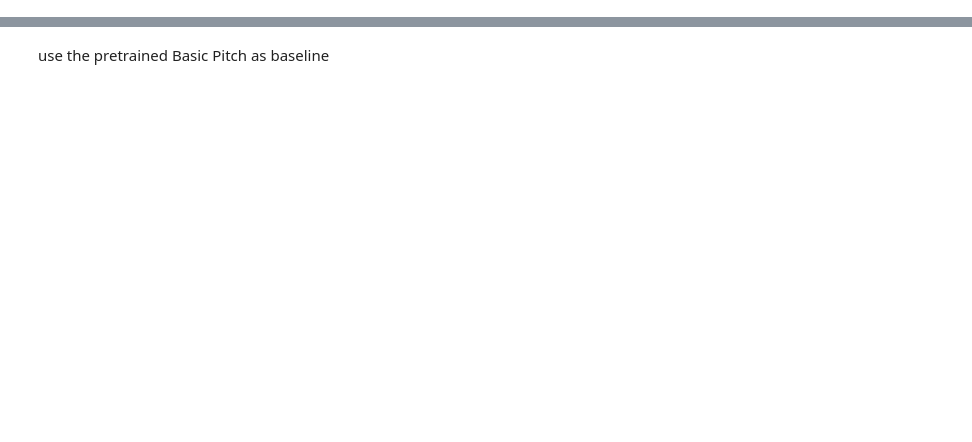
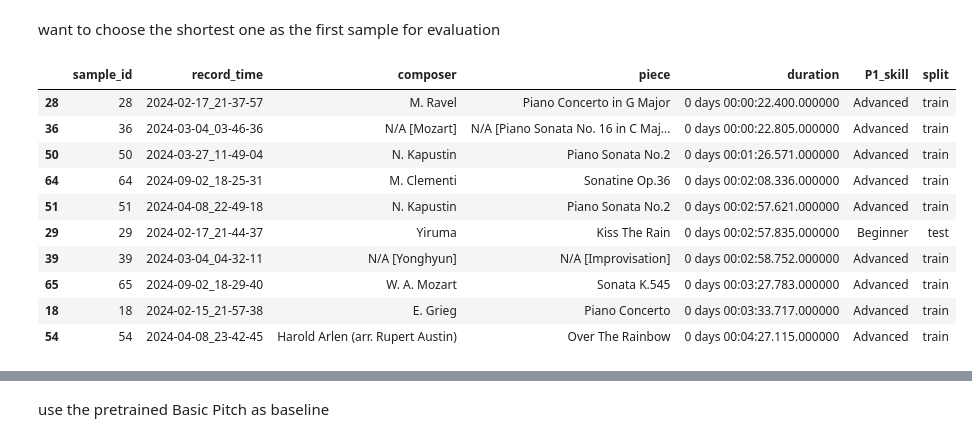
Before and after one commit to lambda-feedback/compareMusic, a Jupyter notebook: notebooks/Audio_Processing.ipynb, the cells around one changed output, grey strips where cells are left out. Saved outputs shown, nothing was run; the diff lists cells and outputs as text; code cells hidden in the pictures; blank space fills up the shorter version.

```diff
--- a/notebooks/Audio_Processing.ipynb
+++ b/notebooks/Audio_Processing.ipynb
@@ -28,0 +161,44 @@ import librosa
+# %% [markdown]
+want to choose the shortest one as the first sample for evaluation
+# %%
+metadata_df["duration_seconds"] = pd.to_timedelta(
+    metadata_df["duration"]
+).dt.total_seconds()
+
+candidate_samples = metadata_df[
+    (metadata_df["performance_method"] == "Solo")
+    & (metadata_df["split"].isin(["train", "valid", "test"]))
+].copy()
+
+candidate_samples = candidate_samples.sort_values("duration_seconds")
+# %%
+candidate_samples = metadata_df[
+    (metadata_df["performance_method"] == "Solo")
+    & (metadata_df["split"].isin(["train", "valid", "test"]))
+].copy()
+
+candidate_samples = candidate_samples.sort_values("duration")
+
+candidate_samples[
+    [
+        "sample_id",
+        "record_time",
+        "composer",
+        "piece",
+        "duration",
+        "P1_skill",
+        "split",
+    ]
+].head(10)
+# %% [output]
+|  | sample_id | record_time | composer | piece | duration | P1_skill | split |
+| 28 | 28 | 2024-02-17_21-37-57 | M. Ravel | Piano Concerto in G Major | 0 days 00:00:22.400.000000 | Advanced | train |
+| 36 | 36 | 2024-03-04_03-46-36 | N/A [Mozart] | N/A [Piano Sonata No. 16 in C Maj... | 0 days 00:00:22.805.000000 | Advanced | train |
+| 50 | 50 | 2024-03-27_11-49-04 | N. Kapustin | Piano Sonata No.2 | 0 days 00:01:26.571.000000 | Advanced | train |
+| 64 | 64 | 2024-09-02_18-25-31 | M. Clementi | Sonatine Op.36 | 0 days 00:02:08.336.000000 | Advanced | train |
+| 51 | 51 | 2024-04-08_22-49-18 | N. Kapustin | Piano Sonata No.2 | 0 days 00:02:57.621.000000 | Advanced | train |
+| 29 | 29 | 2024-02-17_21-44-37 | Yiruma | Kiss The Rain | 0 days 00:02:57.835.000000 | Beginner | test |
+| 39 | 39 | 2024-03-04_04-32-11 | N/A [Yonghyun] | N/A [Improvisation] | 0 days 00:02:58.752.000000 | Advanced | train |
+| 65 | 65 | 2024-09-02_18-29-40 | W. A. Mozart | Sonata K.545 | 0 days 00:03:27.783.000000 | Advanced | train |
+| 18 | 18 | 2024-02-15_21-57-38 | E. Grieg | Piano Concerto | 0 days 00:03:33.717.000000 | Advanced | train |
+| 54 | 54 | 2024-04-08_23-42-45 | Harold Arlen (arr. Rupert Austin) | Over The Rainbow | 0 days 00:04:27.115.000000 | Advanced | train |
```
Also changed, not shown: parts of 28 cells of this notebook.
